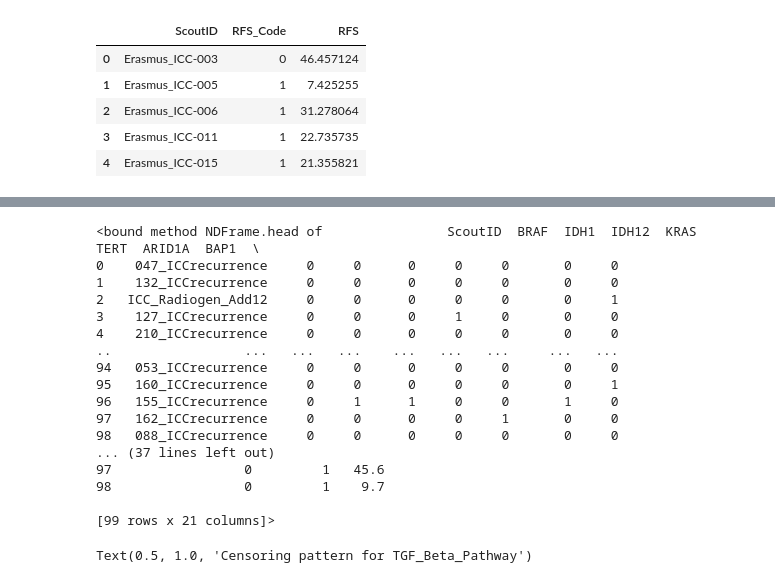
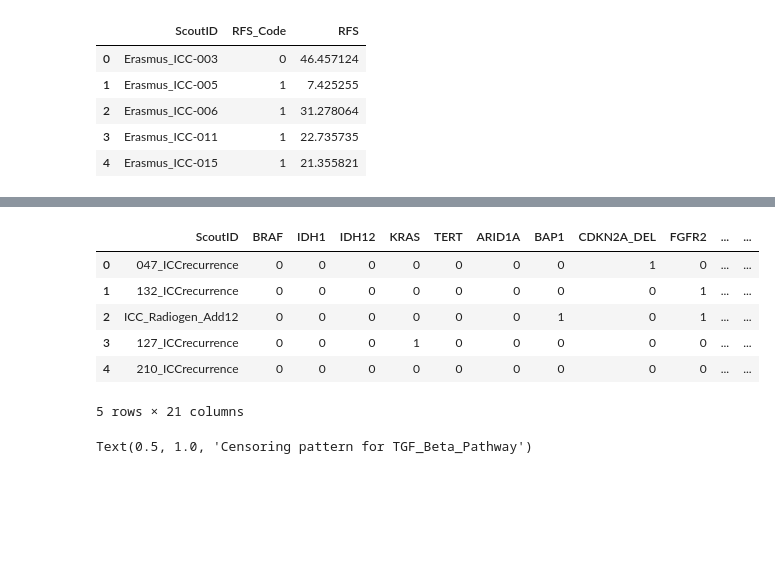
Before and after one commit to strixy16/deep-icc, a Jupyter notebook: data_exploration/explore_genetics.ipynb, the cells around one changed output, grey strips where cells are left out. Saved outputs shown, nothing was run; the diff lists cells and outputs as text; code cells hidden in the pictures; blank space fills up the shorter version.

```diff
--- a/data_exploration/explore_genetics.ipynb
+++ b/data_exploration/explore_genetics.ipynb
@@ -73,24 +44,14 @@ train_pats.head
 # %%
 train_gal = pd.merge(train_pats, genes_and_labels, how='inner', on=['ScoutID', 'ScoutID'])
-train_gal.head
+train_gal.head()
 # %% [output]
+|  | ScoutID | BRAF | IDH1 | IDH12 | KRAS | TERT | ARID1A | BAP1 | CDKN2A_DEL | FGFR2 | ... | ... |
+| 0 | 047_ICCrecurrence | 0 | 0 | 0 | 0 | 0 | 0 | 0 | 1 | 0 | ... | ... |
+| 1 | 132_ICCrecurrence | 0 | 0 | 0 | 0 | 0 | 0 | 0 | 0 | 1 | ... | ... |
+| 2 | ICC_Radiogen_Add12 | 0 | 0 | 0 | 0 | 0 | 0 | 1 | 0 | 1 | ... | ... |
+| 3 | 127_ICCrecurrence | 0 | 0 | 0 | 1 | 0 | 0 | 0 | 0 | 0 | ... | ... |
+| 4 | 210_ICCrecurrence | 0 | 0 | 0 | 0 | 0 | 0 | 0 | 0 | 0 | ... | ... |
-<bound method NDFrame.head of                ScoutID  BRAF  IDH1  IDH12  KRAS  TERT  ARID1A  BAP1  \
-0    047_ICCrecurrence     0     0      0     0     0       0     0
-1    132_ICCrecurrence     0     0      0     0     0       0     0
-2   ICC_Radiogen_Add12     0     0      0     0     0       0     1
-3    127_ICCrecurrence     0     0      0     1     0       0     0
-4    210_ICCrecurrence     0     0      0     0     0       0     0
-..                 ...   ...   ...    ...   ...   ...     ...   ...
-94   053_ICCrecurrence     0     0      0     0     0       0     0
-95   160_ICCrecurrence     0     0      0     0     0       0     1
-96   155_ICCrecurrence     0     1      1     0     0       1     0
-97   162_ICCrecurrence     0     0      0     0     1       0     0
-98   088_ICCrecurrence     0     0      0     0     0       0     0
-... (37 lines left out)
-97                 0         1   45.6
-98                 0         1    9.7
-
-[99 rows x 21 columns]>
+5 rows × 21 columns
 # %%
 # from lifelines import CoxPHFitter
 # from lifelines.datasets import load_rossi
```
Also changed, not shown: parts of 2 cells of this notebook.
